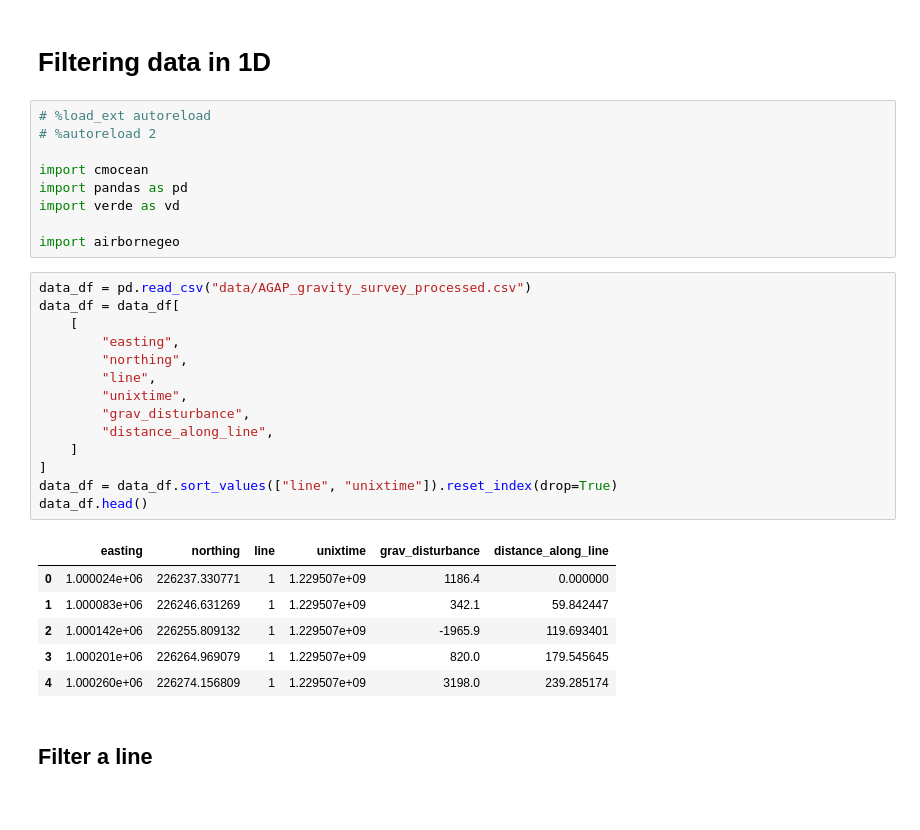
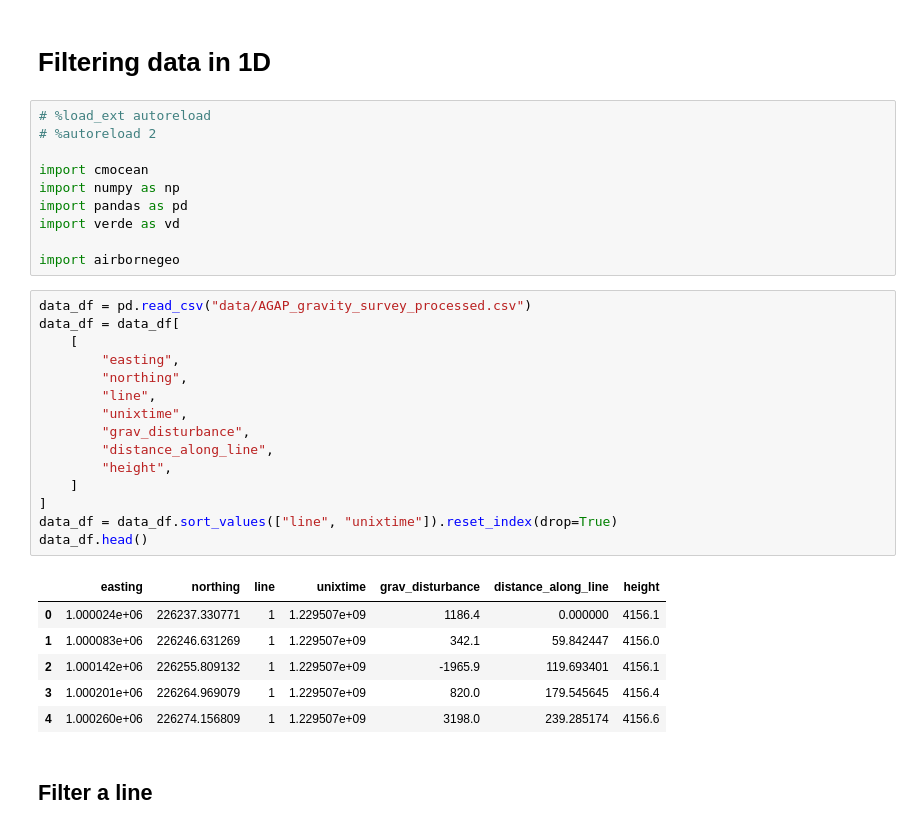
Before and after one commit to GeoToolkits/airbornegeo, a Jupyter notebook: docs/filtering_data_in_1D.ipynb, the cells around one changed output. Saved outputs shown, nothing was run; the diff lists cells and outputs as text.

```diff
--- a/docs/filtering_data_in_1D.ipynb
+++ b/docs/filtering_data_in_1D.ipynb
@@ -5,6 +5,7 @@
 # %autoreload 2
 
 import cmocean
+import numpy as np
 import pandas as pd
 import verde as vd
 
@@ -12,24 +13,25 @@ import airbornegeo
 # %%
 data_df = pd.read_csv("data/AGAP_gravity_survey_processed.csv")
 data_df = data_df[
     [
         "easting",
         "northing",
         "line",
         "unixtime",
         "grav_disturbance",
         "distance_along_line",
+        "height",
     ]
 ]
 data_df = data_df.sort_values(["line", "unixtime"]).reset_index(drop=True)
 data_df.head()
 # %% [output]
-|  | easting | northing | line | unixtime | grav_disturbance | distance_along_line |
-| 0 | 1.000024e+06 | 226237.330771 | 1 | 1.229507e+09 | 1186.4 | 0.000000 |
-| 1 | 1.000083e+06 | 226246.631269 | 1 | 1.229507e+09 | 342.1 | 59.842447 |
-| 2 | 1.000142e+06 | 226255.809132 | 1 | 1.229507e+09 | -1965.9 | 119.693401 |
-| 3 | 1.000201e+06 | 226264.969079 | 1 | 1.229507e+09 | 820.0 | 179.545645 |
-| 4 | 1.000260e+06 | 226274.156809 | 1 | 1.229507e+09 | 3198.0 | 239.285174 |
+|  | easting | northing | line | unixtime | grav_disturbance | distance_along_line | height |
+| 0 | 1.000024e+06 | 226237.330771 | 1 | 1.229507e+09 | 1186.4 | 0.000000 | 4156.1 |
+| 1 | 1.000083e+06 | 226246.631269 | 1 | 1.229507e+09 | 342.1 | 59.842447 | 4156.0 |
+| 2 | 1.000142e+06 | 226255.809132 | 1 | 1.229507e+09 | -1965.9 | 119.693401 | 4156.1 |
+| 3 | 1.000201e+06 | 226264.969079 | 1 | 1.229507e+09 | 820.0 | 179.545645 | 4156.4 |
+| 4 | 1.000260e+06 | 226274.156809 | 1 | 1.229507e+09 | 3198.0 | 239.285174 | 4156.6 |
 # %% [markdown]
 ## Filter a line
 # %%
```
Also changed, not shown: parts of 14 cells of this notebook.
